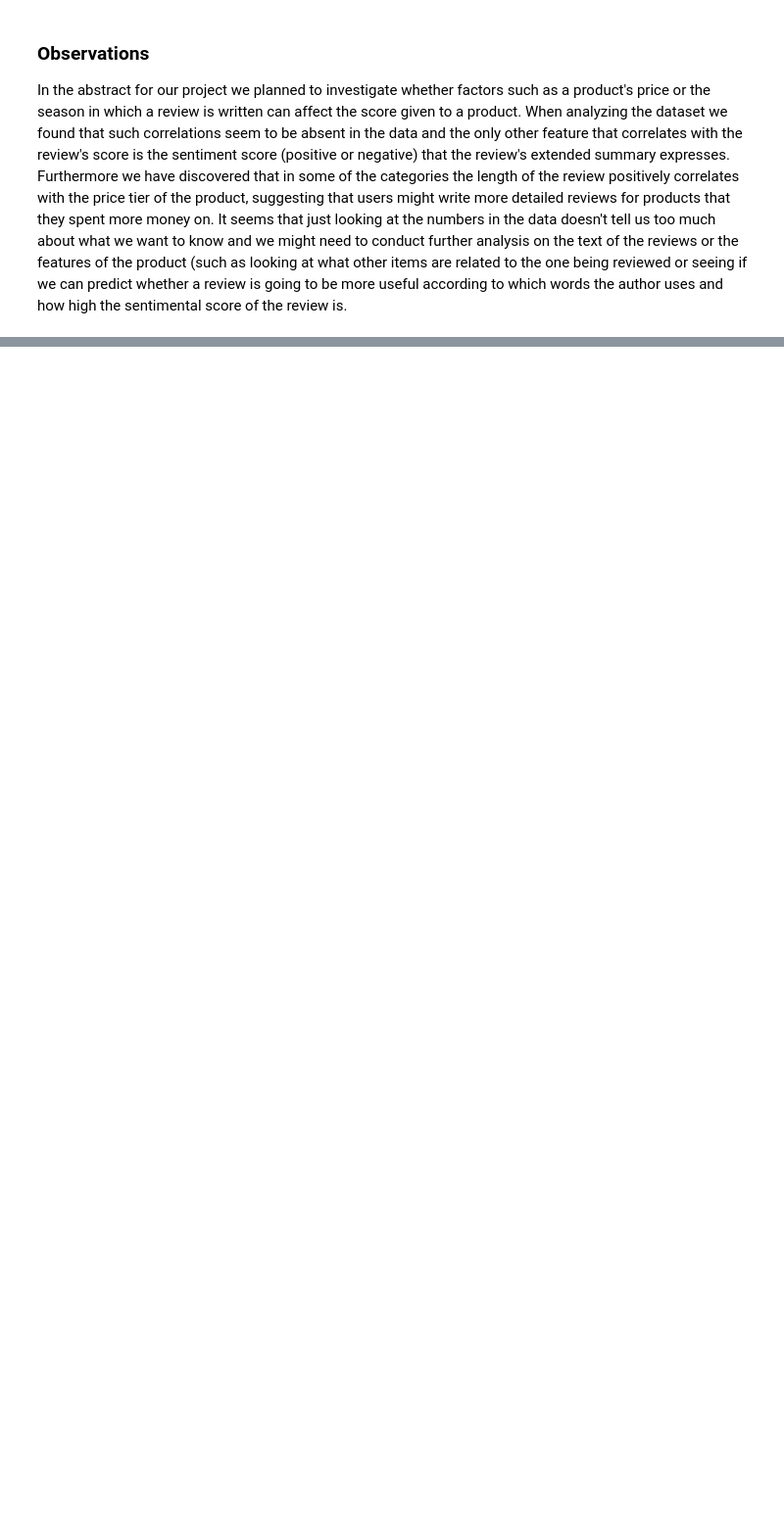
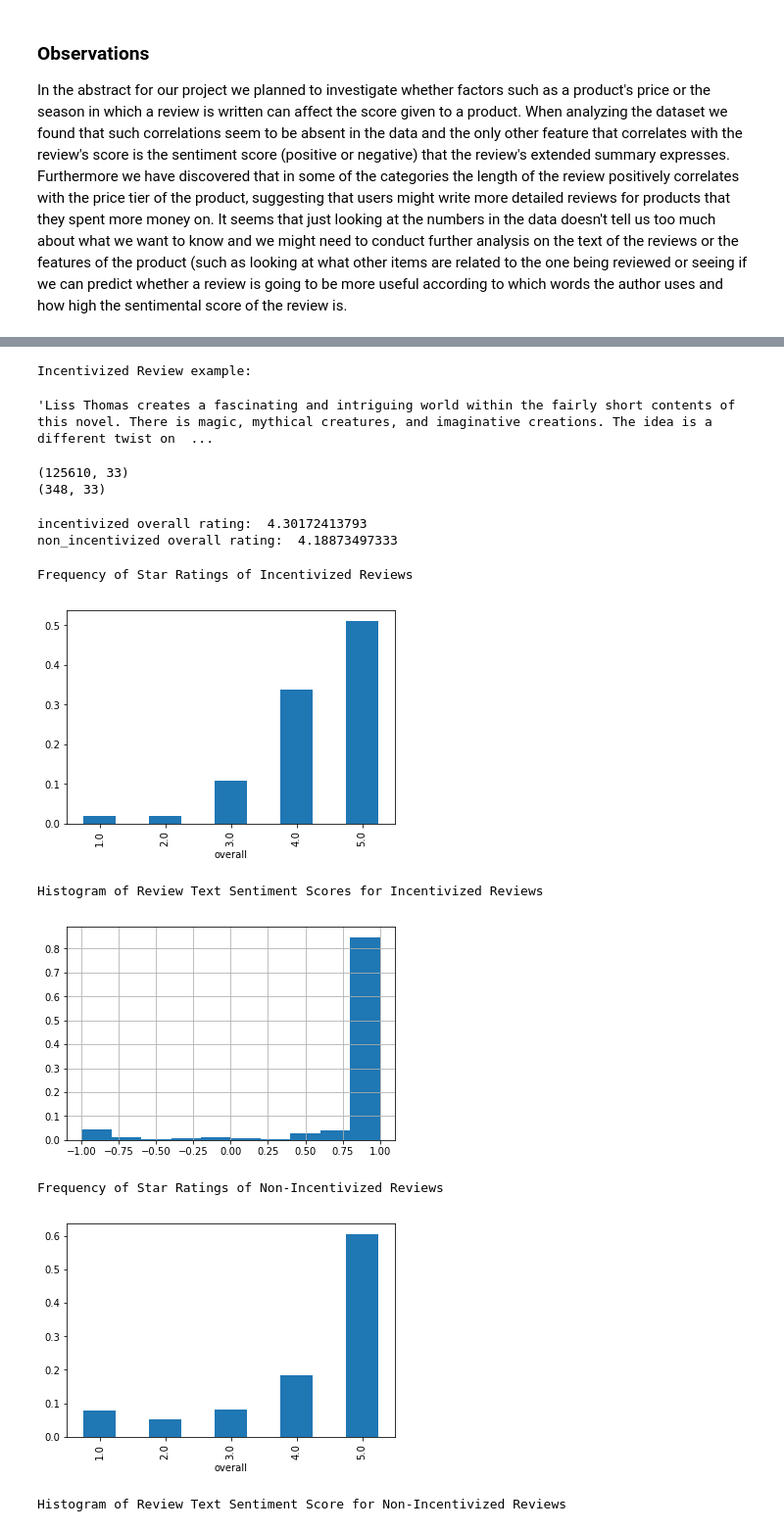
Before and after one commit to justcho5/ADA, a Jupyter notebook: project/Periodicity.ipynb, the cells around one changed output, grey strips where cells are left out. Shown at 98% size. Cells and saved outputs as stored; diff of their text form; code cells hidden in the pictures; blank space fills up the shorter version.

```diff
--- a/project/Periodicity.ipynb
+++ b/project/Periodicity.ipynb
@@ -520,0 +522,49 @@ In the abstract for our project we planned to investigate whether factors such a
+# %%
+# Using keywords in incentivized reviews (i.e., "I received xxx product for free in exchange for an honest,
+# unbiased review"), we separate the incentivized reviews from those that are not incentivized.
+mask = joined['reviewText'].map(lambda x: ('unbiased review' in x) or ('honest review' in x) or ('in exchange for' in x) or ('disclaimer' in x))
+incentivized = joined[mask]
+non_incentivized = joined[~mask]
+# %%
+# This is an example of a so-called "unbiased review"
+print('Incentivized Review example: ')
+incentivized.iloc[20]['reviewText']
+# %% [output]
+Incentivized Review example:
+'Liss Thomas creates a fascinating and intriguing world within the fairly short contents of this novel. There is magic, mythical creatures, and imaginative creations. The idea is a different twist on  ...
+# %%
+# Sizes of incentivized samples vs non.
+print(non_incentivized.shape)
+print(incentivized.shape)
+# %% [output]
+(125610, 33)
+(348, 33)
+# %%
+print("incentivized overall rating: ", incentivized['overall'].mean())
+print("non_incentivized overall rating: ", non_incentivized['overall'].mean())
+# %% [output]
+incentivized overall rating:  4.30172413793
+non_incentivized overall rating:  4.18873497333
+# %%
+print('Frequency of Star Ratings of Incentivized Reviews')
+(incentivized.groupby('overall').size()/incentivized.shape[0]).plot(kind = 'bar')
+plt.show()
+print('Histogram of Review Text Sentiment Scores for Incentivized Reviews')
+incentivized['compound_score'].hist(weights = [1/incentivized.shape[0]]*incentivized.shape[0])
+plt.show()
+print('Frequency of Star Ratings of Non-Incentivized Reviews')
+
+(non_incentivized.groupby('overall').size()/non_incentivized.shape[0]).plot(kind = 'bar')
+plt.show()
+print('Histogram of Review Text Sentiment Score for Non-Incentivized Reviews')
+
+non_incentivized['compound_score'].hist(weights = [1/non_incentivized.shape[0]]*non_incentivized.shape[0])
+plt.show()
+# %% [output]
+Frequency of Star Ratings of Incentivized Reviews
+[figure, added]
+Histogram of Review Text Sentiment Scores for Incentivized Reviews
+[figure, added]
+Frequency of Star Ratings of Non-Incentivized Reviews
+[figure, added]
+Histogram of Review Text Sentiment Score for Non-Incentivized Reviews
```
Also changed, not shown: parts of 12 cells of this notebook.
